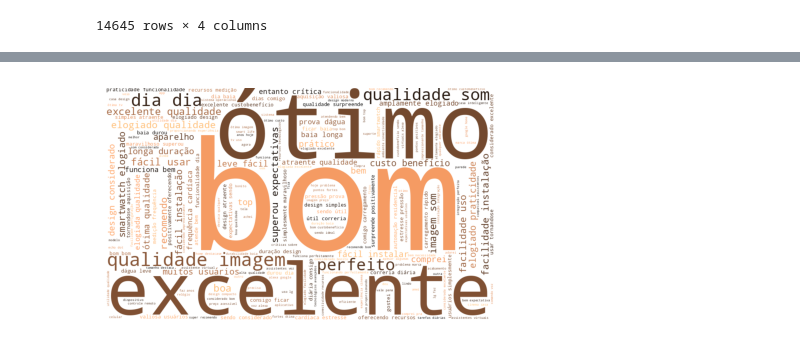
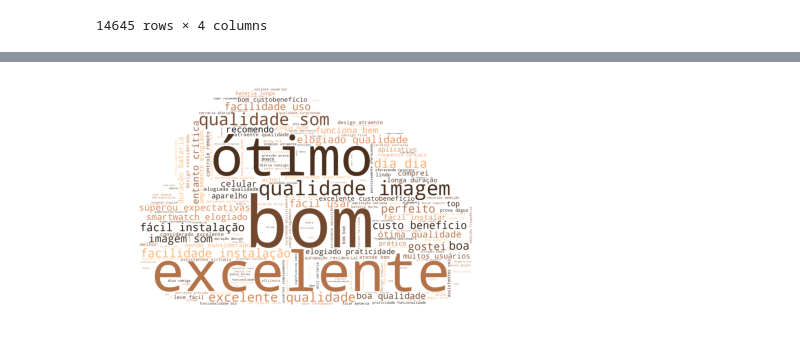
Before and after one commit to JBradachi/tp-nlp, a Jupyter notebook: trabalhoNLP_2.ipynb, the cells around one changed output, grey strips where cells are left out. Saved outputs shown, nothing was run; the diff lists cells and outputs as text; code cells hidden in the pictures.

```diff
--- a/trabalhoNLP_2.ipynb
+++ b/trabalhoNLP_2.ipynb
@@ -267,7 +293,7 @@ def removerstopwords(texto):
     texto = texto.translate(pontuacao)
 
     # removendo stopwords do texto
-    palavras = word_tokenize(texto, language='english')
+    palavras = word_tokenize(texto, language='portuguese')
     stopwaords = set(stopwords.words('portuguese'))
     palavrasfiltradas = [palavra for palavra in palavras if palavra.lower() not in stopwaords]
 
@@ -275,7 +301,3 @@ def removerstopwords(texto):
     listasemvazios = list(filter(None, palavrasfiltradas))
 
     return listasemvazios
-
-# chamando função
-# smartObjectsReviews['textofiltrado'] = smartObjectsReviews['texto'].apply(removerstopwords)
-# smartObjectsReviews
@@ -281,0 +308,4 @@ def removerstopwords(texto):
+# %%
+# chamando função
+smartObjectsReviews['textofiltrado'] = smartObjectsReviews['texto'].apply(removerstopwords)
+smartObjectsReviews
@@ -286,12 +330,16 @@ def removerstopwords(texto):
 # função para gerar wordcloud
 def nuvempalavrasgerar(texto, nome, colors):
     palavraschave = set(stopwords.words(['portuguese', 'english']))
+
+    mask = np.array(Image.open("imagemNuvem.png"))
+
     # inicializa uma word cloud
     wordcloud = WordCloud(stopwords = palavraschave,
                           background_color = 'white', # cor de fundo
                           width = 1000, # largura
                           height = 600, # altura
-                          colormap  = colors) # cores das palavras
+                          colormap  = colors,
+                          mask=mask) # cores das palavras
 
     wordcloud.generate(str(texto))
     plt.figure(figsize = (5, 5)) # tamanho do gráfico
@@ -299,19 +347,15 @@ def nuvempalavrasgerar(texto, nome, colors):
     plt.axis('off') # remove as bordas
     plt.show() # mostra a word cloud
     wordcloud.to_file(nome+'.png')
-
-# preparar dados para o worcloud
-smartObjectsReviews['textofiltrado'] = smartObjectsReviews['textofiltrado'].str.join(', ')
-texto = " ".join(s for s in smartObjectsReviews['textofiltrado'])
-texto = texto.replace('além', '')
-texto = texto.replace('disso', '')
-texto = texto.replace('notebook', '')
-texto = texto.replace('frequentemente', '')
-texto = texto.replace('mencionado', '')
-texto = texto.replace('ter', '')
-texto = texto.replace('produto', '')
-
-# chamando a função
-nuvempalavrasgerar(texto, "smartObjectsReviews", 'copper_r')
-# %% [output]
-[figure, removed]
+# %%
+# preparar dados para o worcloud
+smartObjectsReviews['textoFiltradoJunto'] = smartObjectsReviews['textofiltrado'].str.join(', ')
+texto = " ".join(s for s in smartObjectsReviews['textoFiltradoJunto'])
+texto = texto.replace('além', '')
+texto = texto.replace('disso', '')
+texto = texto.replace('produto', '')
+
+# chamando a função
+nuvempalavrasgerar(texto, "smartObjectsReviews2", 'copper_r')
+# %% [output]
+[figure, added]
```
Also changed, not shown: parts of 23 cells of this notebook, 12 other files.
